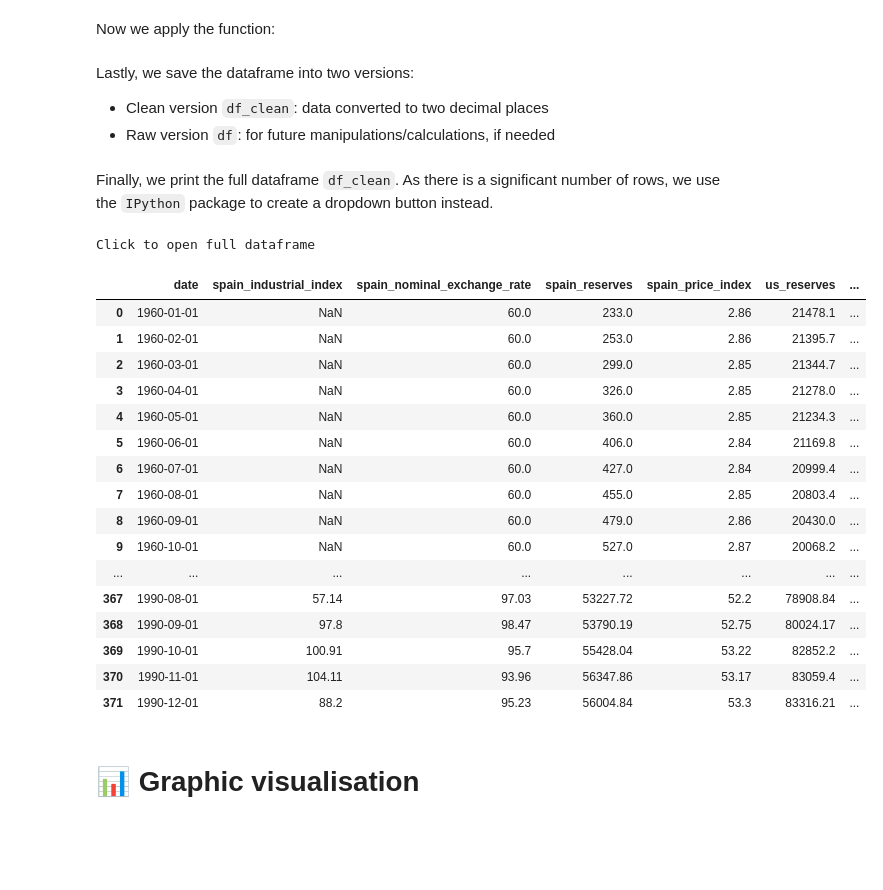
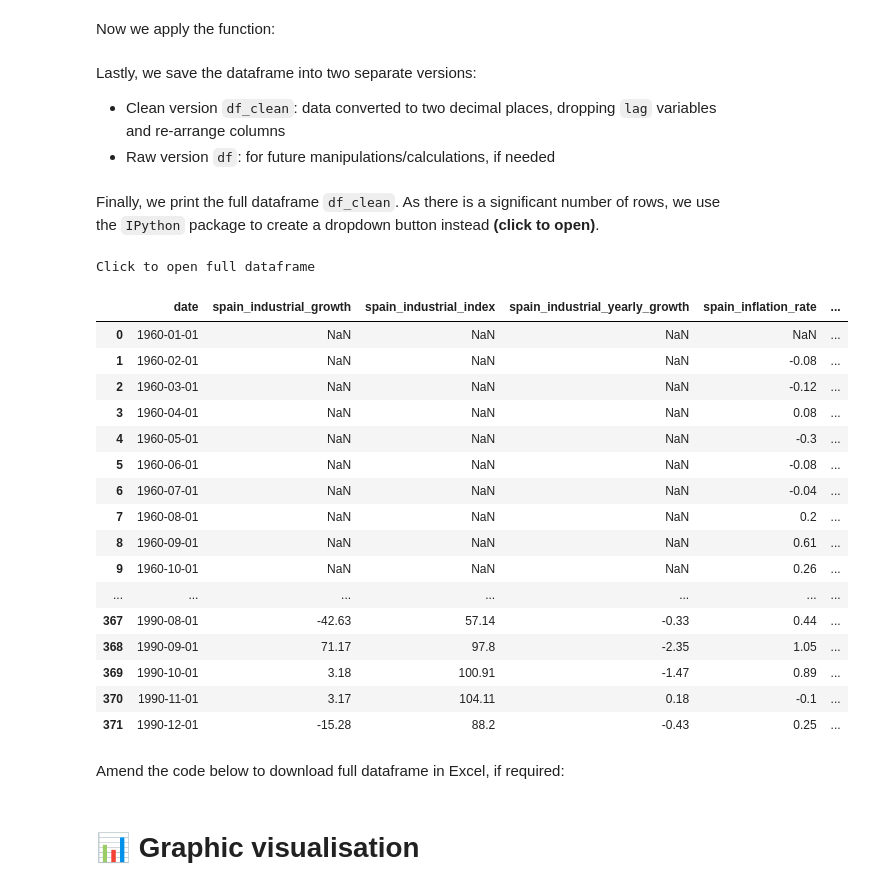
Before and after one commit to ruikai30/ec1b1_group_10, a Jupyter notebook: notebook.ipynb, the cells around one changed output. Saved outputs shown, nothing was run; the diff lists cells and outputs as text; code cells hidden in the pictures; blank space fills up the shorter version.

```diff
--- a/notebook.ipynb
+++ b/notebook.ipynb
@@ -383,48 +398,59 @@ values_to_replace = [
 for outlier_index in values_to_replace:
     identify_and_replace_outlier(outlier_index[0], outlier_index[1])
 # %% [markdown]
-Lastly, we save the dataframe into two versions:
-- Clean version `df_clean`: data converted to two decimal places
+Lastly, we save the dataframe into two separate versions:
+- Clean version `df_clean`: data converted to two decimal places, dropping `lag` variables and re-arrange columns
 - Raw version `df`: for future manipulations/calculations, if needed
-# %%
-df_clean = df
-
-df_clean.iloc[:, 1:] = df_clean.iloc[:, 1:].astype(float).round(2)
-
-df.iloc[:, 1:] = df.iloc[:, 1:].astype(float)
+# %%
+# Drop all lag variables
+df_clean = df.drop(columns=[
+    'spain_nominal_exchange_rate_lag_1',
+    'spain_price_index_lag_1',
+    'spain_industrial_index_lag_1',
+    'spain_industrial_index_lag_12',
+    'us_price_index_lag_1',
+    'spain_real_exchange_rate_lag_1'])
+
+# Re-arrange columns such that Spain variables appear first, followed by US
+df_clean = df_clean.reindex(sorted(df_clean.columns), axis=1)
+
+# Round all values to two decimal places, except for 'date' column
+df_clean.iloc[:, 1:] = df_clean.iloc[:, 1:].astype(float).round(2)
 # %% [markdown]
-Finally, we print the full dataframe `df_clean`. As there is a significant number of rows, we use the `IPython` package to create a dropdown button instead.
+Finally, we print the full dataframe `df_clean`. As there is a significant number of rows, we use the `IPython` package to create a dropdown button instead **(click to open)**.
 # %%
 # Display all rows and columns
 pd.set_option('display.max_rows', None)
 pd.set_option('display.max_columns', None)
 
 # Create dropdown button
 html_code = f'''
 <details>
-<summary style="font-size: 20px; font-weight: bold;">Click to open full dataframe</summary>
+<summary style="font-size: 50px; font-weight: bold; color: #CD202C">Click to open full dataframe</summary>
 {df_clean.to_html()}
 </details>
 '''
 
 # Display the HTML code
 display(HTML(html_code))
 # %% [output]
 Click to open full dataframe
-|  | date | spain_industrial_index | spain_nominal_exchange_rate | spain_reserves | spain_price_index | us_reserves | ... |
-| 0 | 1960-01-01 | NaN | 60.0 | 233.0 | 2.86 | 21478.1 | ... |
-| 1 | 1960-02-01 | NaN | 60.0 | 253.0 | 2.86 | 21395.7 | ... |
-| 2 | 1960-03-01 | NaN | 60.0 | 299.0 | 2.85 | 21344.7 | ... |
-| 3 | 1960-04-01 | NaN | 60.0 | 326.0 | 2.85 | 21278.0 | ... |
-| 4 | 1960-05-01 | NaN | 60.0 | 360.0 | 2.85 | 21234.3 | ... |
-| 5 | 1960-06-01 | NaN | 60.0 | 406.0 | 2.84 | 21169.8 | ... |
-| 6 | 1960-07-01 | NaN | 60.0 | 427.0 | 2.84 | 20999.4 | ... |
-| 7 | 1960-08-01 | NaN | 60.0 | 455.0 | 2.85 | 20803.4 | ... |
-| 8 | 1960-09-01 | NaN | 60.0 | 479.0 | 2.86 | 20430.0 | ... |
-| 9 | 1960-10-01 | NaN | 60.0 | 527.0 | 2.87 | 20068.2 | ... |
-| ... | ... | ... | ... | ... | ... | ... | ... |
-| 367 | 1990-08-01 | 57.14 | 97.03 | 53227.72 | 52.2 | 78908.84 | ... |
-| 368 | 1990-09-01 | 97.8 | 98.47 | 53790.19 | 52.75 | 80024.17 | ... |
-| 369 | 1990-10-01 | 100.91 | 95.7 | 55428.04 | 53.22 | 82852.2 | ... |
-| 370 | 1990-11-01 | 104.11 | 93.96 | 56347.86 | 53.17 | 83059.4 | ... |
-| 371 | 1990-12-01 | 88.2 | 95.23 | 56004.84 | 53.3 | 83316.21 | ... |
+|  | date | spain_industrial_growth | spain_industrial_index | spain_industrial_yearly_growth | spain_inflation_rate | ... |
+| 0 | 1960-01-01 | NaN | NaN | NaN | NaN | ... |
+| 1 | 1960-02-01 | NaN | NaN | NaN | -0.08 | ... |
+| 2 | 1960-03-01 | NaN | NaN | NaN | -0.12 | ... |
+| 3 | 1960-04-01 | NaN | NaN | NaN | 0.08 | ... |
+| 4 | 1960-05-01 | NaN | NaN | NaN | -0.3 | ... |
+| 5 | 1960-06-01 | NaN | NaN | NaN | -0.08 | ... |
+| 6 | 1960-07-01 | NaN | NaN | NaN | -0.04 | ... |
+| 7 | 1960-08-01 | NaN | NaN | NaN | 0.2 | ... |
+| 8 | 1960-09-01 | NaN | NaN | NaN | 0.61 | ... |
+| 9 | 1960-10-01 | NaN | NaN | NaN | 0.26 | ... |
+| ... | ... | ... | ... | ... | ... | ... |
+| 367 | 1990-08-01 | -42.63 | 57.14 | -0.33 | 0.44 | ... |
+| 368 | 1990-09-01 | 71.17 | 97.8 | -2.35 | 1.05 | ... |
+| 369 | 1990-10-01 | 3.18 | 100.91 | -1.47 | 0.89 | ... |
+| 370 | 1990-11-01 | 3.17 | 104.11 | 0.18 | -0.1 | ... |
+| 371 | 1990-12-01 | -15.28 | 88.2 | -0.43 | 0.25 | ... |
+# %% [markdown]
+Amend the code below to download full dataframe in Excel, if required:
```
Also changed, not shown: parts of 23 cells of this notebook, 13 other files.
